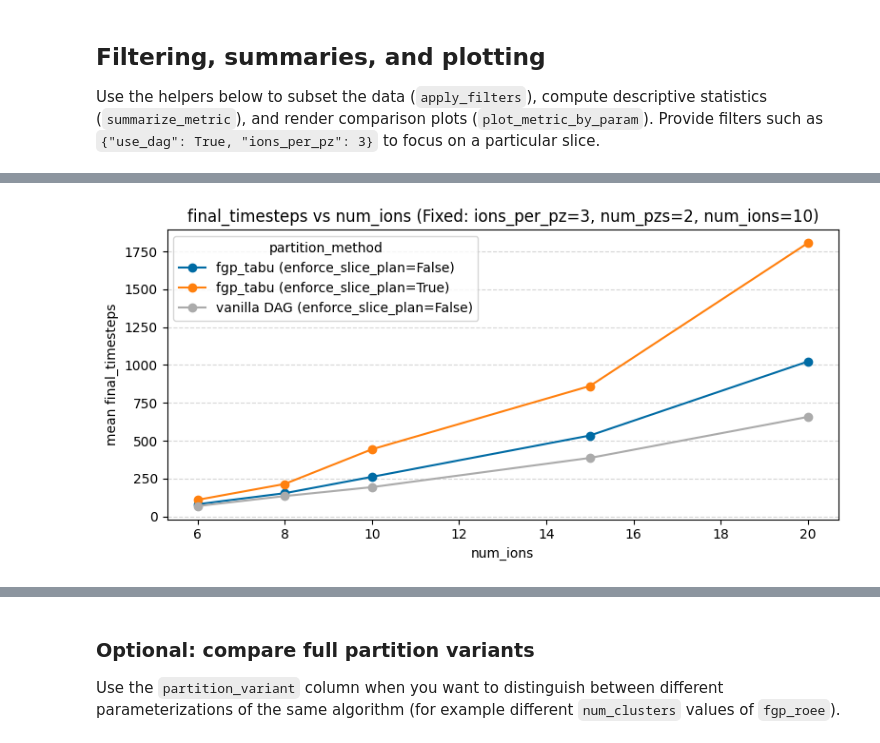
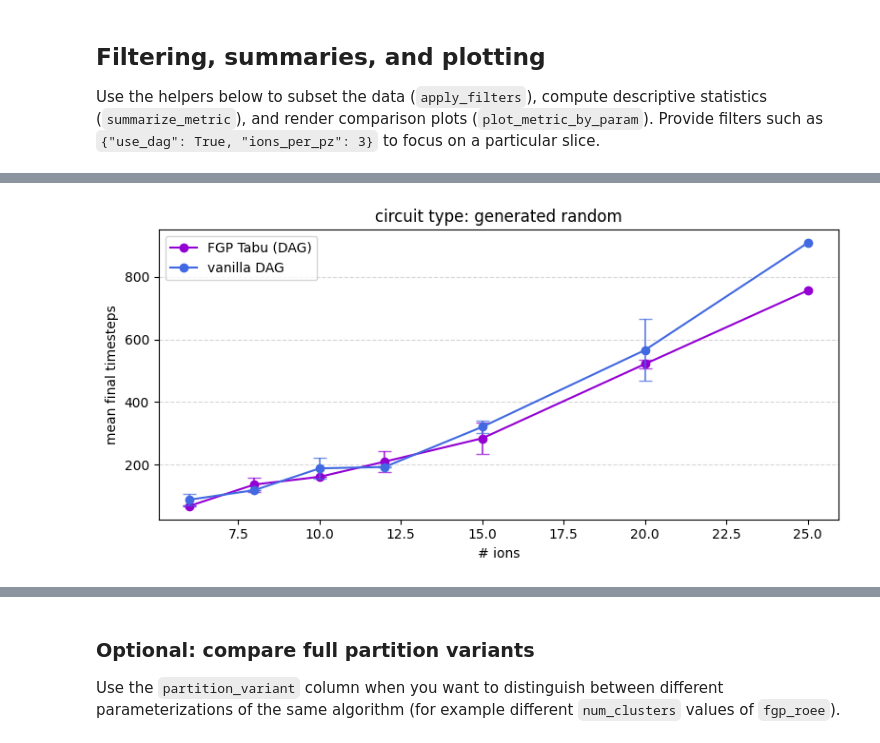
Before and after one commit to linusschulte/ionshuttler, a Jupyter notebook: notebooks/partitioning_comparison.ipynb, the cells around one changed output, grey strips where cells are left out. Drawn from its saved outputs; the diff is of its cells as text; code cells hidden in the pictures.

Commit message:
Minor adjustments to partitioning and evaluation tools.

```diff
--- a/notebooks/partitioning_comparison.ipynb
+++ b/notebooks/partitioning_comparison.ipynb
@@ -43,7 +43,7 @@ def find_project_root(marker: str = "pyproject.toml") -> Path:
     raise FileNotFoundError(f"Could not locate {marker} starting from {current}.")
 
 PROJECT_ROOT = find_project_root()
-OUTPUT_DIRS = [PROJECT_ROOT / "outputs"]
+OUTPUT_DIRS = [PROJECT_ROOT / "outputs/results"]
 
 def list_result_files(pattern: str = "simulation_results*.h5") -> list[Path]:
     files: list[Path] = []
@@ -359,15 +371,23 @@ result = plot_metric_by_param(
 # %%
-parameters_to_sweep = ["num_ions", "grid_size", "num_pzs"] #, "algo_lookahead_weight_factor", "algo_balance_penalty"]
-#parameters_to_sweep = ["num_ions", "grid_size", "num_pzs", "algo_sigma", "algo_balance_penalty"]
+
+parameters_to_sweep = ["num_ions", "num_pzs"]
+#parameters_to_sweep = ["num_ions", "grid_size", "num_pzs", "algo_sigma"]#, "algo_lookahead_weight_factor", "algo_balance_penalty"]
 
 
 # Define fixed parameters for filtering
-fixed_params = {"ions_per_pz": 3, "num_pzs": 2, "num_ions": 10}  # Example: fix ions per processing zone to 2
+#fixed_params = {"ions_per_pz": 3, "num_pzs": 2, "num_ions": 10}  # Example: fix ions per processing zone to 2
 #fixed_params = {"algo_sigma" : 1.88, "algo_balance_penalty": 0.19, "ions_per_pz": 2, "num_pzs": 3, "num_ions": 15}
 #fixed_params = {"algo_sigma" : 1.88, "algo_balance_penalty": 0.19, "num_ions": 10, "num_pzs": 2, "ions_per_pz": 2, "grid_size": 3}
-#fixed_params = {}
+#fixed_params = {"use_dag": False}
+fixed_params = {}
 
-secondary_group = "enforce_slice_plan"
+specific_param_combinations = {
+    "vanilla KL" : {"partition_method": "none", "use_dag": False},
+    "vanilla DAG" : {"partition_method": "none", "use_dag": True},
+    #"FGP Tabu (enforced)" : {"partition_method": "fgp_tabu", "enforce_slice_plan": True, "use_dag": False},
+    "FGP Tabu (free)" : {"partition_method": "fgp_tabu", "enforce_slice_plan": False, "use_dag": False},
+    "FGP Tabu (DAG)" : {"partition_method": "fgp_tabu", "enforce_slice_plan": False, "use_dag": True},
+}
 
 
 # Create filtered dataset
@@ -381,21 +401,29 @@ else:
     title_suffix = "all configurations"
 
 for metric in ["final_timesteps", "cpu_time_seconds"]:
-    print(f"### {metric} ({title_suffix})")
     for param in parameters_to_sweep:
         local_fixed_params = {k: v for k, v in fixed_params.items() if k != param}
-        filtered_df = apply_filters(success_df, local_fixed_params)
+        base_filtered = apply_filters(success_df, local_fixed_params)
         print(f"plotting with params {local_fixed_params} over {param}")
-        print(f"Filtered to {len(filtered_df)} runs with fixed params: {fixed_params}")
+        print(f"Base filter matches {len(base_filtered)} runs (before specific param filters)")
 
-        result = plot_metric_by_param(filtered_df, metric=metric,  varying_param=param, method_col="partition_method", secondary_group=secondary_group)
+        result = plot_metric_by_param(
+            success_df,
+            metric=metric,
+            varying_param=param,
+            method_col="partition_method",
+            filters=local_fixed_params,
+            plot_std = True,
+            param_combinations=specific_param_combinations,
+        )
         if result is None:
             print("No data to plot for this configuration; skipping figure.")
             continue
         fig, ax = result
         # Update title to include fixed parameters
         current_title = ax.get_title()
-        ax.set_title(f"{current_title} (Fixed: {title_suffix})")
+        circuit_type = file_metadata["algorithm_name"]+str(" random") if "generated" in file_metadata["algorithm_name"] else file_metadata["algorithm_name"]
+        ax.set_title(f"circuit type: {circuit_type}")
         # Save with descriptive filename
         filename = f"../outputs/plots/{metric}_by_{param}_{param_suffix}.png"
         plt.savefig(filename)
@@ -405,37 +433,40 @@ for metric in ["final_timesteps", "cpu_time_seconds"]:
         plt.show()
 
     # Compute and plot efficiency metric (final_timesteps / cpu_time_seconds)
-    print("\n### Efficiency Analysis: final_timesteps * cpu_time_seconds")
+    print("Efficiency Analysis: final_timesteps * cpu_time_seconds")
     print("Higher values indicate better efficiency (more timesteps per second of compute)")
 
-    for param in parameters_to_sweep:
-        local_fixed_params = {k: v for k, v in fixed_params.items() if k != param}
-        filtered_df = apply_filters(success_df, local_fixed_params)
+    plot_efficiency = False
+    if plot_efficiency:
+        for param in parameters_to_sweep:
+            local_fixed_params = {k: v for k, v in fixed_params.items() if k != param}
+            filtered_df = apply_filters(success_df, local_fixed_params)
 
-        if filtered_df.empty:
-            print(f"No data for parameter {param} with filters {local_fixed_params}")
-            continue
+            if filtered_df.empty:
+                print(f"No data for parameter {param} with filters {local_fixed_params}")
+                continue
 
-        # Add efficiency metric
-        filtered_df = filtered_df.copy()
-        filtered_df['efficiency'] = filtered_df['final_timesteps'] * filtered_df['cpu_time_seconds']
+            # Add efficiency metric
+            filtered_df = filtered_df.copy()
+            filtered_df['efficiency'] = filtered_df['final_timesteps'] * filtered_df['cpu_time_seconds']
 
-        print(f"\nplotting efficiency over {param} with fixed params: {local_fixed_params}")
-        print(f"Filtered to {len(filtered_df)} runs")
+            print(f"plotting efficiency over {param} with fixed params: {local_fixed_params}")
+            print(f"Filtered to {len(filtered_df)} runs")
 
-        result = plot_metric_by_param(filtered_df, metric="efficiency", varying_param=param, method_col="partition_method")
-        if result is None:
-            print("No data to plot for this configuration; skipping figure.")
-            continue
+            result = plot_metric_by_param(filtered_df, metric="efficiency", varying_param=param, method_col="partition_method")
+            if result is None:
+                print("No data to plot for this configuration; skipping figure.")
+                continue
 
-        fig, ax = result
-        current_title = ax.get_title()
-        ax.set_title(f"{current_title} (Fixed: {title_suffix})")
-        ax.set_ylabel("mean efficiency (timesteps/cpu_second)")
+            fig, ax = result
+            current_title = ax.get_title()
+            circuit_type = file_metadata["algorithm_name"]+str(" random") if "generated" in file_metadata["algorithm_name"] else file_metadata["algorithm_name"]
+            ax.set_title(f"circuit type: {circuit_type}")
+            ax.set_ylabel("mean efficiency (timesteps/cpu_second)")
 
-        # Save with descriptive filename
-        filename = f"../outputs/plots/efficiency_by_{param}_{param_suffix}.png"
-        plt.savefig(filename)
-        print(f"Saved: {filename}")
-        plt.show()
+            # Save with descriptive filename
+            filename = f"../outputs/plots/efficiency_by_{param}_{param_suffix}.png"
+            plt.savefig(filename)
+            print(f"Saved: {filename}")
+            plt.show()
 # %% [output]
@@ -446 +476 @@ Saved: ../outputs/plots/final_timesteps_by_num_ions_ions_per_pz_3_num_pzs_2_num_
-[figure, old version]
+[figure, new version]
```
Also changed, not shown: parts of 11 cells of this notebook, 9 other files.
